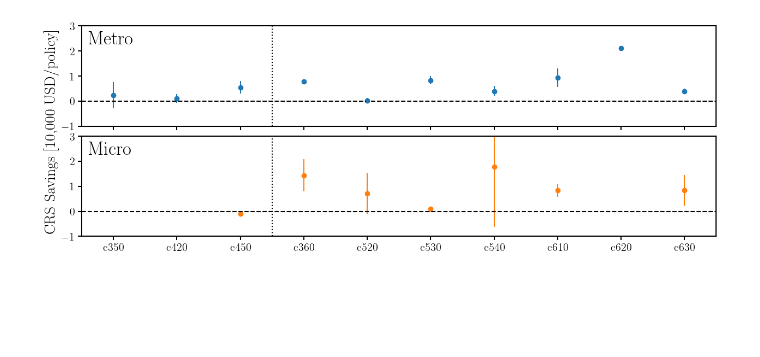
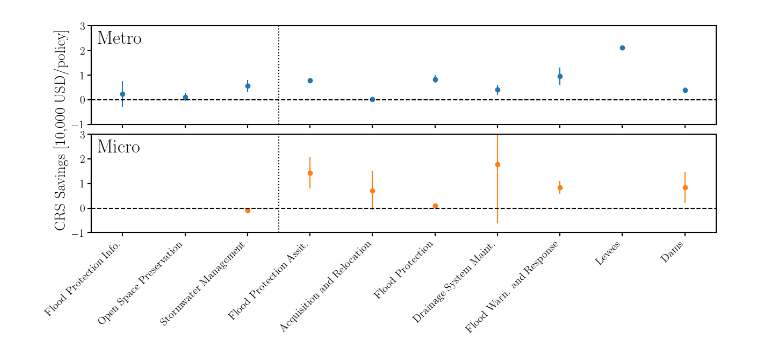
Before and after one commit to changhoonhahn/noah2, a Jupyter notebook: nb/crs_activities.ipynb, the cells around one changed output. Saved outputs shown, nothing was run; the diff lists cells and outputs as text; code cells hidden in the pictures; blank space fills up the shorter version.

Commit message:
added text labels for CRS activities

```diff
--- a/nb/crs_activities.ipynb
+++ b/nb/crs_activities.ipynb
@@ -55,32 +55,54 @@ sub.axvline(2.5, color='k', linestyle=':')
 sub = fig.add_subplot(2,1,2)
 
 for x, y, ye in zip(np.arange(3), micro_cates, micro_sig_cates):
     if y is None: continue
     sub.errorbar([x], [-y/1e4], yerr=[ye/1e4], fmt='.C1')
     sub.scatter([x], [-y/1e4], c='C1')
 
 for x, y, ye in zip(np.arange(3, 10), micro_med_ctes, micro_sig_med_ctes):
     if y is None: continue
     if ye is not None: sub.errorbar([x], [-y/1e4], yerr=[ye/1e4], fmt='.C1')
     sub.scatter([x], [-y/1e4], c='C1')
 #sub.errorbar(np.arange(3, 10), -metro_med_ctes/1e4, yerr=metro_sig_med_ctes/1e4, fmt='.C0')
 #sub.scatter(np.arange(3, 10),  -metro_med_ctes/1e4, c='C0')
 
 sub.text(0.01, 0.95, 'Micro', transform=sub.transAxes, ha='left', va='top', fontsize=25)
 sub.axhline(0., color='k', linestyle='--')
 sub.set_xlim(-0.5, 9.5)
 sub.set_xticks(np.arange(10))
 sub.set_xticklabels([])
 sub.set_ylim(-1., 3.)
 sub.axvline(2.5, color='k', linestyle=':')
-sub.set_xticklabels(['c350', 'c420', 'c450', 'c360', 'c520', 'c530', 'c540', 'c610', 'c620', 'c630'])
+#sub.set_xticklabels(['c350', 'c420', 'c450', 'c360', 'c520', 'c530', 'c540', 'c610', 'c620', 'c630'])
+# c350- Flood Protection Information
+# c420- Open Space Preservation
+# c450- Stormwater Management
+# c360- Flood Protection Assistance
+# c520- Acquisition and Relocation
+# c530- Flood Protection
+# c540- Drainage System Maintenance
+# c610- Flood Warning and Response
+# c620- Levees
+# c630- Dams
 
+
+sub.set_xticklabels(['Flood Protection Info.',
+                     'Open Space Preservation',
+                     'Stormwater Management',
+                     'Flood Protection Assit.',
+                     'Acquisition and Relocation',
+                     'Flood Protection',
+                     'Drainage System Maint.',
+                     'Flood Warn. and Response',
+                     'Levees',
+                     'Dams'], ha='right')
+sub.tick_params(axis='x', labelrotation=45)
 
 fig.subplots_adjust(hspace=0.1)
 fig.add_subplot(111, frameon=False)
 # hide tick and tick label of the big axis
 plt.tick_params(labelcolor='none', which='both', top=False, bottom=False, left=False, right=False)
 plt.ylabel("CRS Savings [10,000 USD/policy]", fontsize=20)
 fig.savefig('crs_activities.pdf', bbox_inches='tight')
 # %% [output]
-[figure, old version]
+[figure, new version]
```
